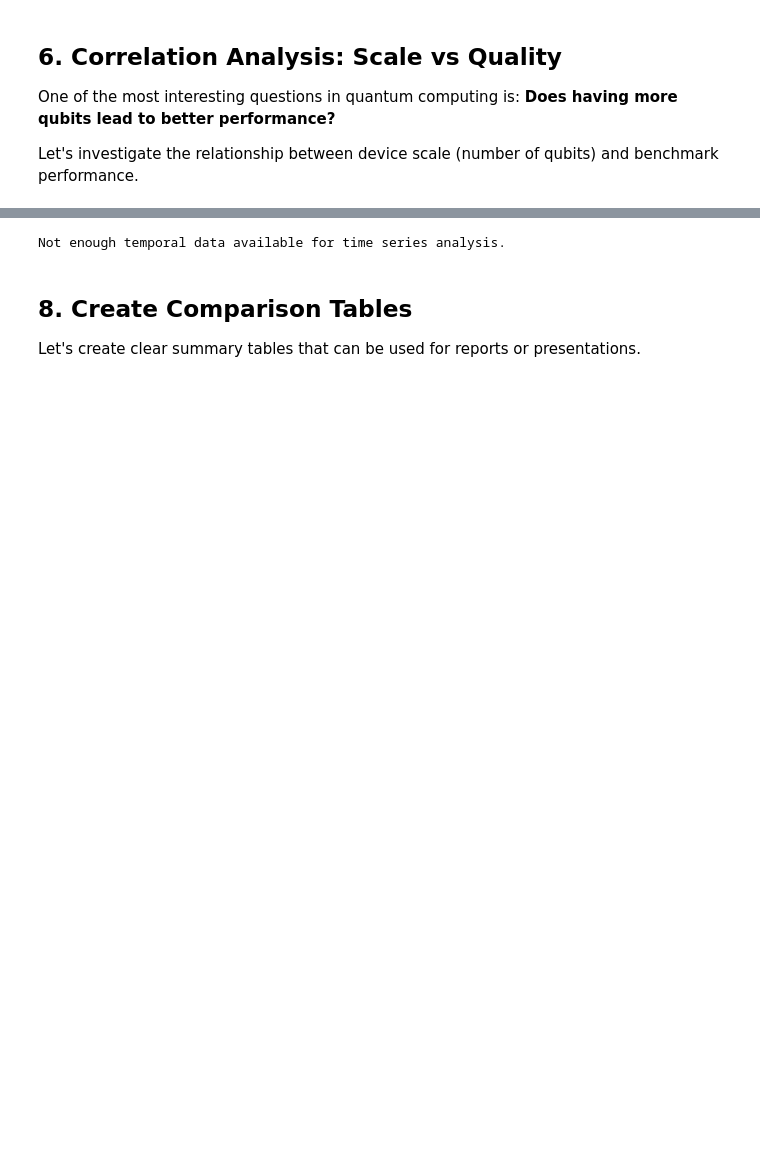
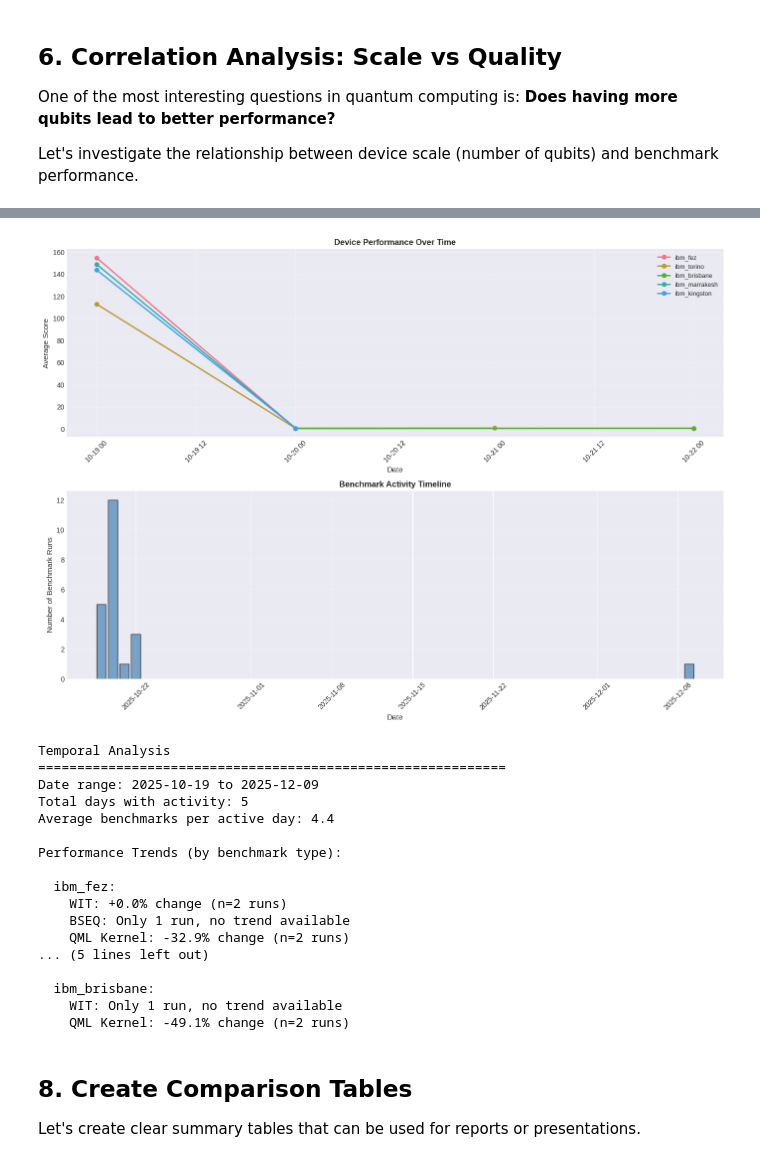
Before and after one commit to unitaryfoundation/metriq-data, a Jupyter notebook: analysis_tutorial.ipynb, the cells around one changed output, grey strips where cells are left out. Drawn from its saved outputs; the diff is of its cells as text; code cells hidden in the pictures; blank space fills up the shorter version.

```diff
--- a/analysis_tutorial.ipynb
+++ b/analysis_tutorial.ipynb
@@ -552,42 +585,65 @@ if len(devices_with_temporal) > 0:
 
     # Plot 2: Benchmark activity timeline
     ax2 = axes[1]
 
     # Count number of benchmarks per day
     activity = temporal_df.groupby('date').size().reset_index()
     activity.columns = ['date', 'count']
 
     ax2.bar(activity['date'], activity['count'], alpha=0.7, color='steelblue', edgecolor='black')
     ax2.set_xlabel('Date', fontsize=11)
     ax2.set_ylabel('Number of Benchmark Runs', fontsize=11)
     ax2.set_title('Benchmark Activity Timeline', fontsize=12, fontweight='bold')
     ax2.grid(axis='y', alpha=0.3)
     ax2.tick_params(axis='x', rotation=45)
 
     plt.tight_layout()
     plt.show()
 
     # Print temporal statistics
     print("\nTemporal Analysis")
     print("="*60)
     print(f"Date range: {temporal_df['date'].min()} to {temporal_df['date'].max()}")
     print(f"Total days with activity: {len(activity)}")
     print(f"Average benchmarks per active day: {activity['count'].mean():.1f}")
 
-    # Check for trends
-    print("\nPerformance Trends:")
+    # Check for trends per benchmark type (to avoid comparing heterogeneous metrics)
+    print("\nPerformance Trends (by benchmark type):")
     for device in top_devices[:3]:
-        device_data = temporal_df[temporal_df['device'] == device].sort_values('timestamp')
-        if len(device_data) >= 2:
-            first_half_score = device_data.iloc[:len(device_data)//2]['performance_metric'].mean()
-            second_half_score = device_data.iloc[len(device_data)//2:]['performance_metric'].mean()
-            change = ((second_half_score - first_half_score) / first_half_score * 100) if first_half_score > 0 else 0
+        device_data = temporal_df[temporal_df['device'] == device]
+        print(f"\n  {device}:")
 
-            print(f"  {device}: {change:+.1f}% change from first half to second half")
+        # Analyze each benchmark type separately
+        for benchmark in device_data['job_type'].unique():
+            benchmark_data = device_data[device_data['job_type'] == benchmark].sort_values('timestamp')
+            if len(benchmark_data) >= 2:
+                first_half = benchmark_data.iloc[:len(benchmark_data)//2]['performance_metric'].mean()
+                second_half = benchmark_data.iloc[len(benchmark_data)//2:]['performance_metric'].mean()
+                change = ((second_half - first_half) / first_half * 100) if first_half > 0 else 0
+                print(f"    {benchmark}: {change:+.1f}% change (n={len(benchmark_data)} runs)")
+            elif len(benchmark_data) == 1:
+                print(f"    {benchmark}: Only 1 run, no trend available")
 else:
     print("Not enough temporal data available for time series analysis.")
 # %% [output]
+[figure, added]
-Not enough temporal data available for time series analysis.
+Temporal Analysis
+============================================================
+Date range: 2025-10-19 to 2025-12-09
+Total days with activity: 5
+Average benchmarks per active day: 4.4
+
+Performance Trends (by benchmark type):
+
+  ibm_fez:
+    WIT: +0.0% change (n=2 runs)
+    BSEQ: Only 1 run, no trend available
+    QML Kernel: -32.9% change (n=2 runs)
+... (5 lines left out)
+
+  ibm_brisbane:
+    WIT: Only 1 run, no trend available
+    QML Kernel: -49.1% change (n=2 runs)
 # %% [markdown]
 ## 8. Create Comparison Tables
 
```
Also changed, not shown: parts of 8 cells of this notebook.
